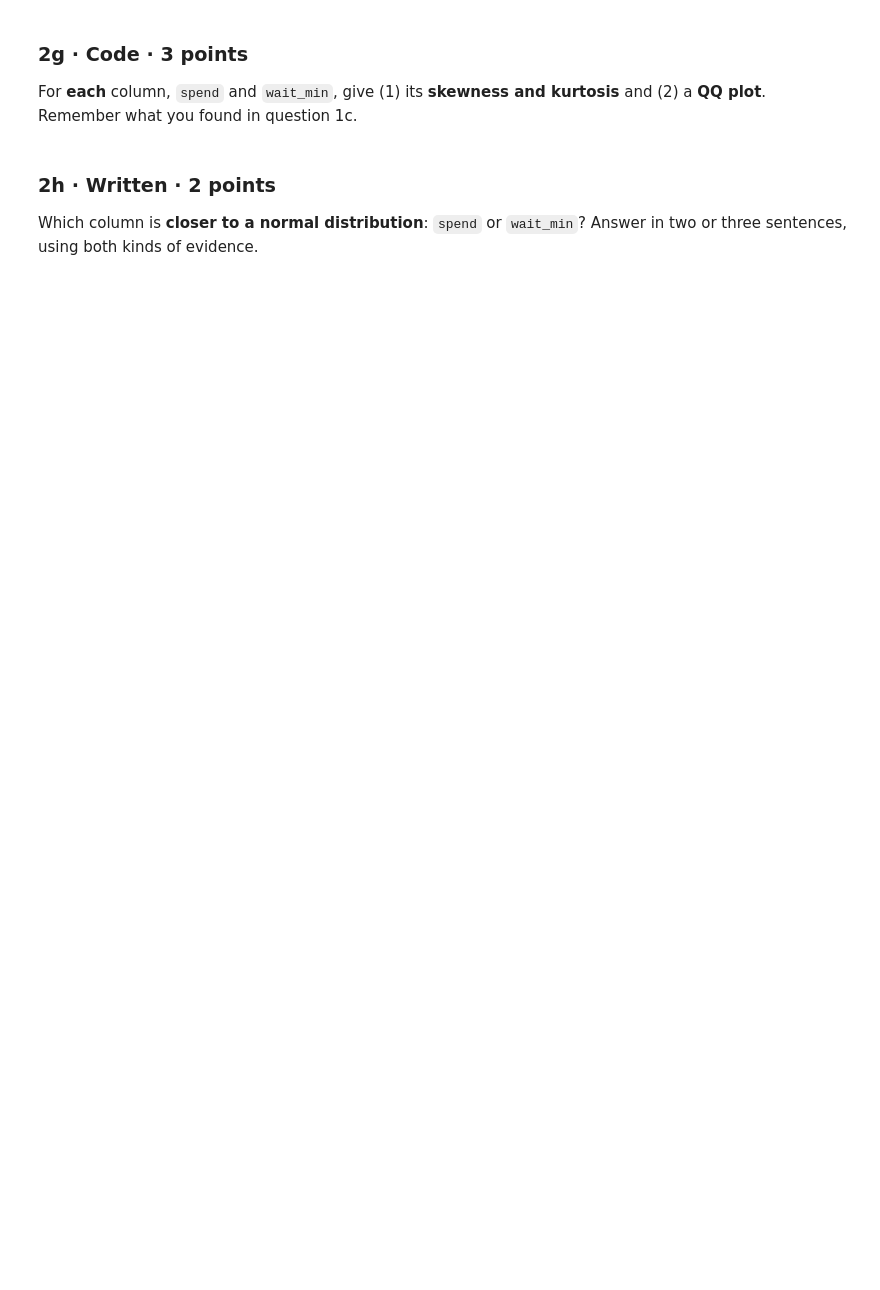
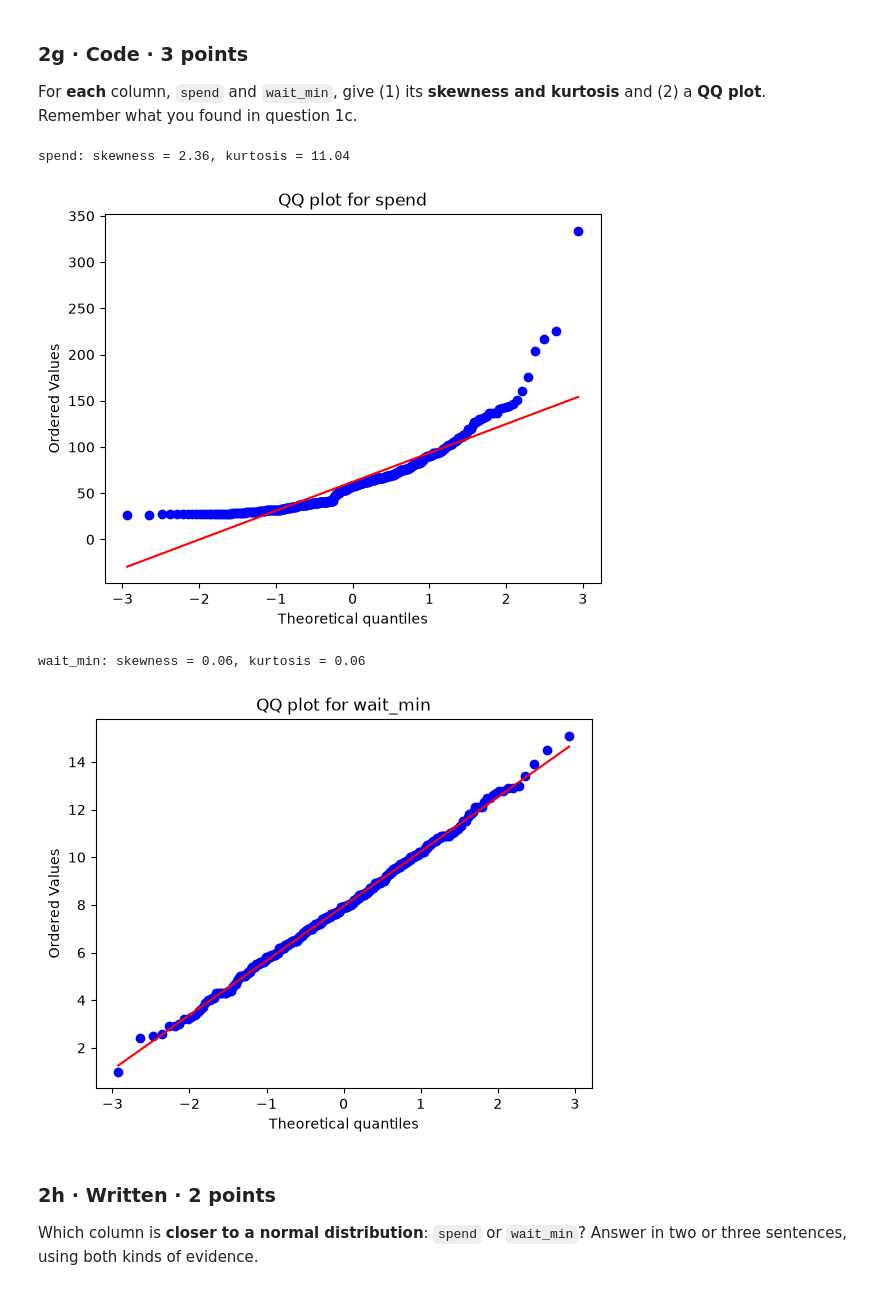
Before and after one commit to Chiu1chill/mid, a Jupyter notebook: BUSI2066-7b-Midterm_Paper.ipynb, the cells around one changed output. Saved outputs shown, nothing was run; the diff lists cells and outputs as text; code cells hidden in the pictures; blank space fills up the shorter version.

```diff
--- a/BUSI2066-7b-Midterm_Paper.ipynb
+++ b/BUSI2066-7b-Midterm_Paper.ipynb
@@ -344,7 +490,16 @@ week 4**, explain in two or three sentences why this file cannot show that.
 For **each** column, `spend` and `wait_min`, give (1) its **skewness and kurtosis** and (2) a
 **QQ plot**. Remember what you found in question 1c.
 # %%
-# your code
+for col in ['spend', 'wait_min']:
+    print(f'{col}: skewness = {df[col].skew():.2f}, kurtosis = {df[col].kurt():.2f}')
+    stats.probplot(df[col].dropna(), dist='norm', plot=plt)
+    plt.title(f'QQ plot for {col}')
+    plt.show()
+# %% [output]
+spend: skewness = 2.36, kurtosis = 11.04
+[figure, added]
+wait_min: skewness = 0.06, kurtosis = 0.06
+[figure, added]
 # %% [markdown]
 ### 2h · Written · 2 points
 
```
Also changed, not shown: parts of 34 cells of this notebook, 1 other file.
